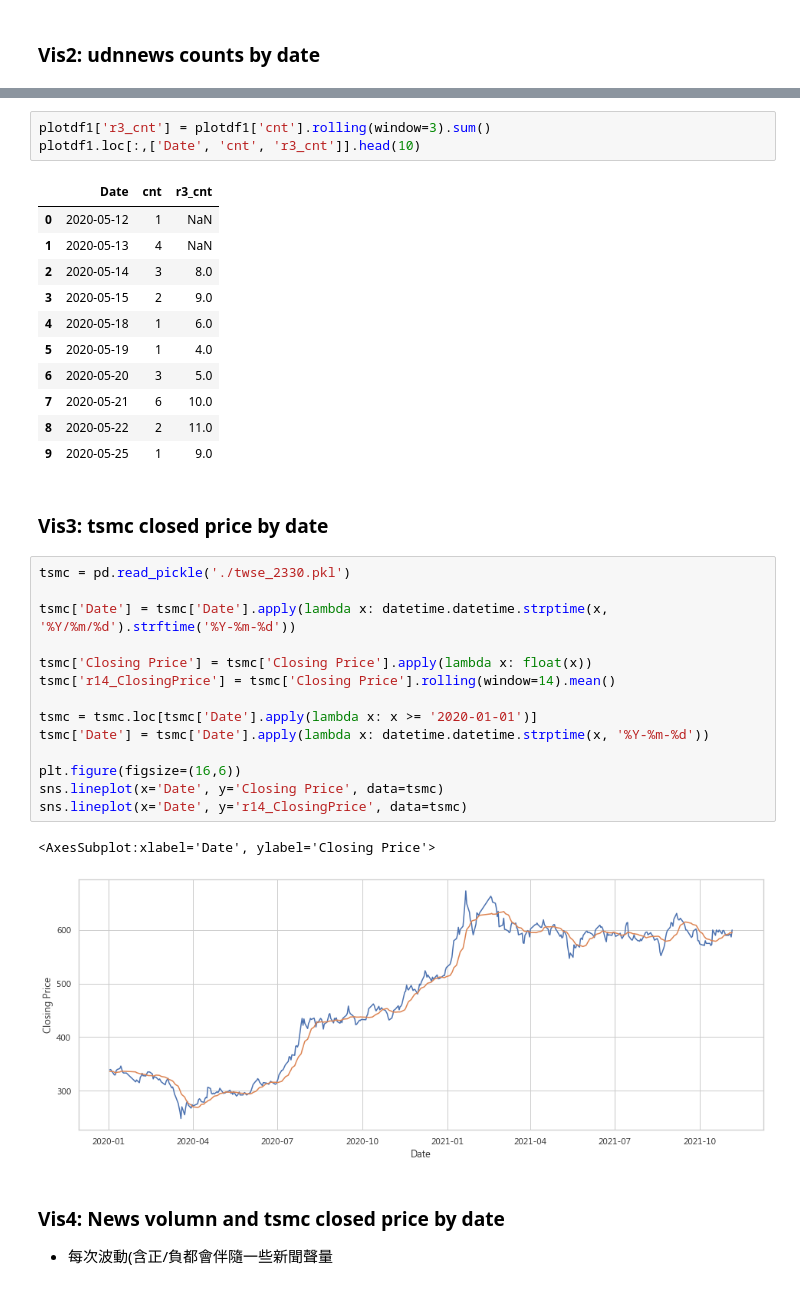
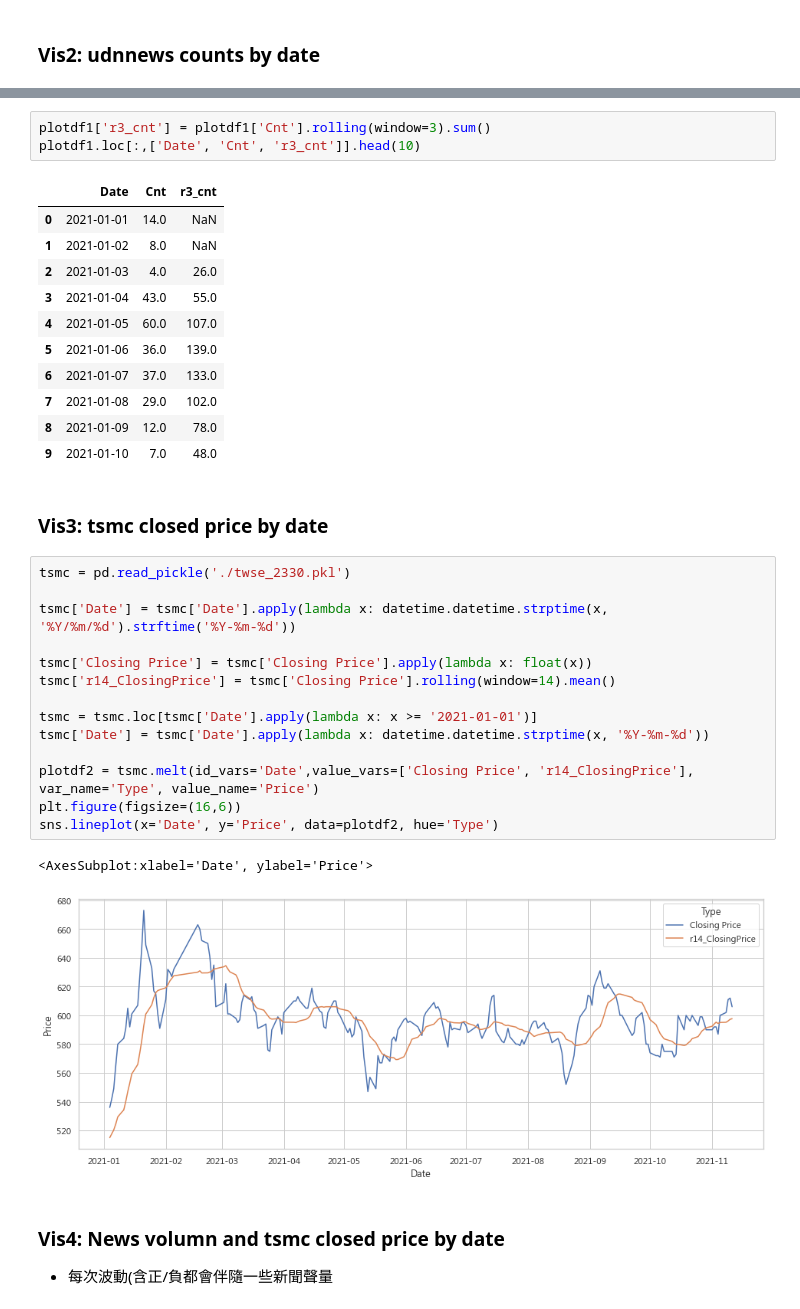
Before and after one commit to tlyu0419/DYU_TextMining, a Jupyter notebook: TM_Workshop.ipynb, the cells around one changed output, grey strips where cells are left out. Cells and saved outputs as stored; diff of their text form.

```diff
--- a/TM_Workshop.ipynb
+++ b/TM_Workshop.ipynb
@@ -278,37 +292,37 @@ sns.lineplot(x='Date', y='r14_newscnt', data=plotdf1)
 # %%
-plotdf1['r3_cnt'] = plotdf1['cnt'].rolling(window=3).sum()
-plotdf1.loc[:,['Date', 'cnt', 'r3_cnt']].head(10)
+plotdf1['r3_cnt'] = plotdf1['Cnt'].rolling(window=3).sum()
+plotdf1.loc[:,['Date', 'Cnt', 'r3_cnt']].head(10)
 # %% [output]
-|  | Date | cnt | r3_cnt |
-| 0 | 2020-05-12 | 1 | NaN |
-| 1 | 2020-05-13 | 4 | NaN |
-| 2 | 2020-05-14 | 3 | 8.0 |
-| 3 | 2020-05-15 | 2 | 9.0 |
-| 4 | 2020-05-18 | 1 | 6.0 |
-| 5 | 2020-05-19 | 1 | 4.0 |
-| 6 | 2020-05-20 | 3 | 5.0 |
-| 7 | 2020-05-21 | 6 | 10.0 |
-| 8 | 2020-05-22 | 2 | 11.0 |
-| 9 | 2020-05-25 | 1 | 9.0 |
+|  | Date | Cnt | r3_cnt |
+| 0 | 2021-01-01 | 14.0 | NaN |
+| 1 | 2021-01-02 | 8.0 | NaN |
+| 2 | 2021-01-03 | 4.0 | 26.0 |
+| 3 | 2021-01-04 | 43.0 | 55.0 |
+| 4 | 2021-01-05 | 60.0 | 107.0 |
+| 5 | 2021-01-06 | 36.0 | 139.0 |
+| 6 | 2021-01-07 | 37.0 | 133.0 |
+| 7 | 2021-01-08 | 29.0 | 102.0 |
+| 8 | 2021-01-09 | 12.0 | 78.0 |
+| 9 | 2021-01-10 | 7.0 | 48.0 |
 # %% [markdown]
 ### Vis3: tsmc closed price by date
 # %%
 tsmc = pd.read_pickle('./twse_2330.pkl')
 
 tsmc['Date'] = tsmc['Date'].apply(lambda x: datetime.datetime.strptime(x, '%Y/%m/%d').strftime('%Y-%m-%d'))
 
 tsmc['Closing Price'] = tsmc['Closing Price'].apply(lambda x: float(x))
 tsmc['r14_ClosingPrice'] = tsmc['Closing Price'].rolling(window=14).mean()
 
-tsmc = tsmc.loc[tsmc['Date'].apply(lambda x: x >= '2020-01-01')]
+tsmc = tsmc.loc[tsmc['Date'].apply(lambda x: x >= '2021-01-01')]
 tsmc['Date'] = tsmc['Date'].apply(lambda x: datetime.datetime.strptime(x, '%Y-%m-%d'))
 
+plotdf2 = tsmc.melt(id_vars='Date',value_vars=['Closing Price', 'r14_ClosingPrice'], var_name='Type', value_name='Price')
 plt.figure(figsize=(16,6))
-sns.lineplot(x='Date', y='Closing Price', data=tsmc)
-sns.lineplot(x='Date', y='r14_ClosingPrice', data=tsmc)
+sns.lineplot(x='Date', y='Price', data=plotdf2, hue='Type')
 # %% [output]
-<AxesSubplot:xlabel='Date', ylabel='Closing Price'>
+<AxesSubplot:xlabel='Date', ylabel='Price'>
-[figure, old version]
+[figure, new version]
 # %% [markdown]
 ### Vis4: News volumn and tsmc closed price by date
 - 每次波動(含正/負都會伴隨一些新聞聲量
```
Also changed, not shown: parts of 56 cells of this notebook, 2 other files.
